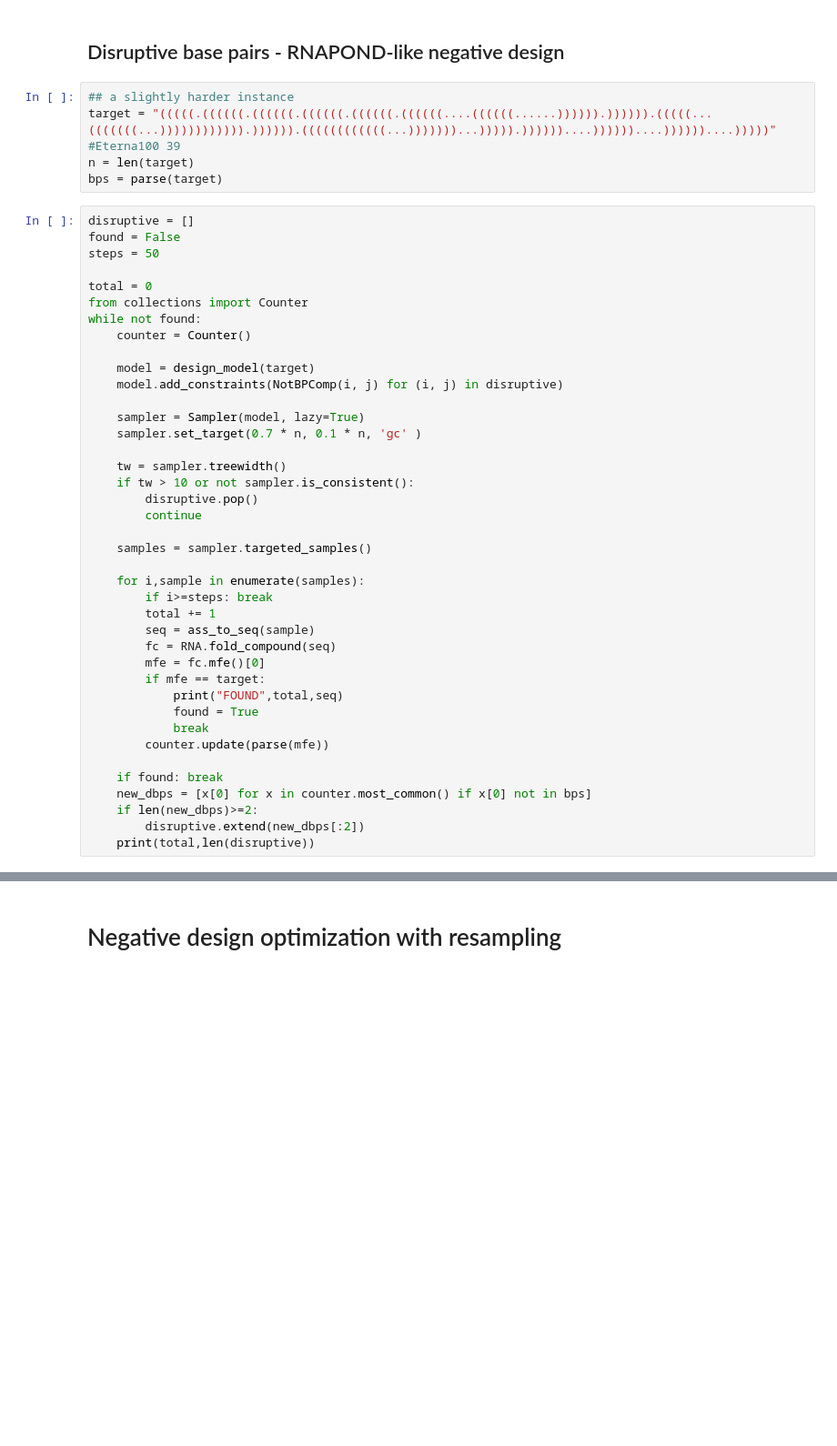
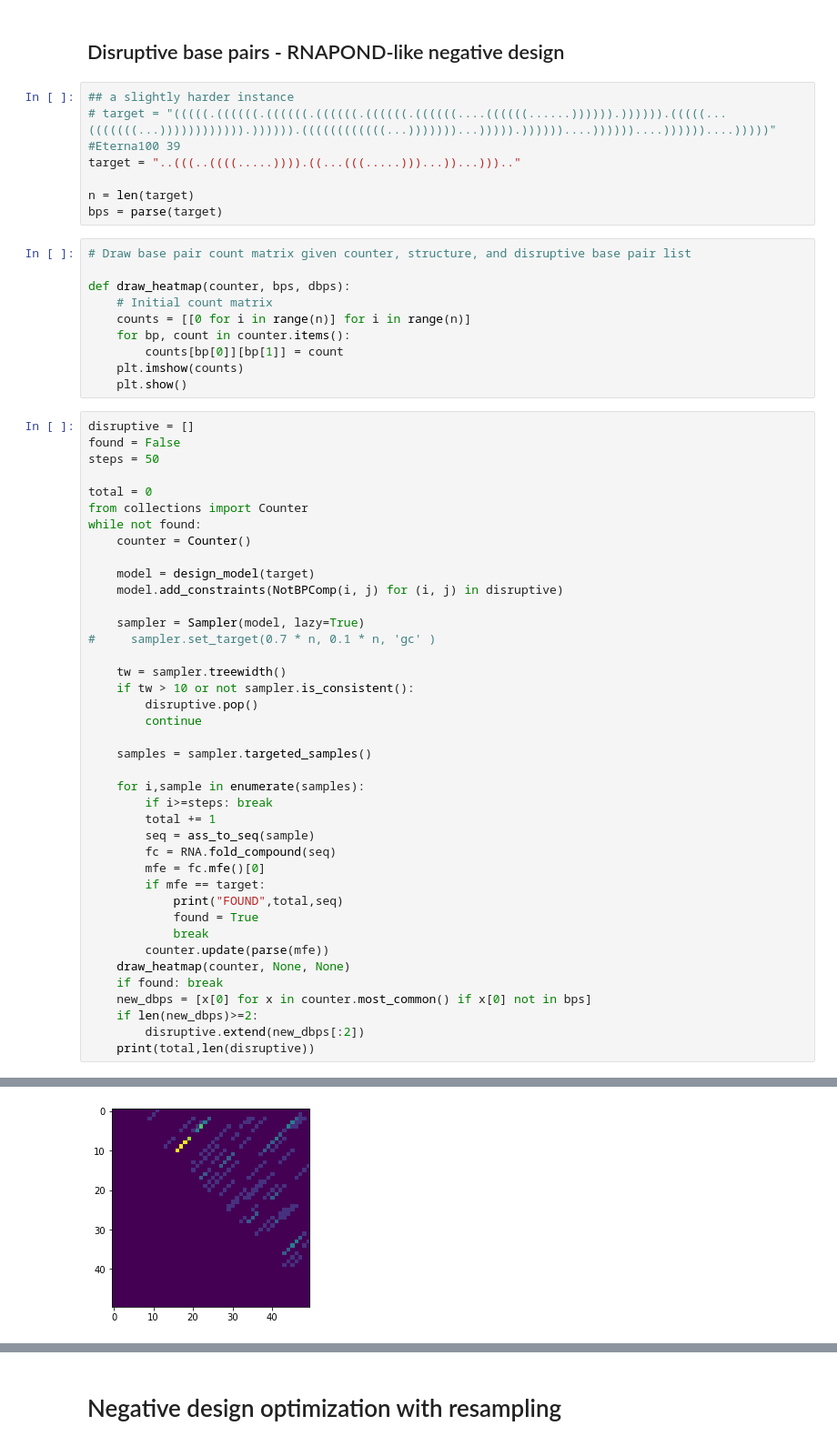
Before and after one commit to s-will/Infrared, a Jupyter notebook: Doc/bookchapter.ipynb, the cells around one changed output, grey strips where cells are left out. Shown at 91% size. Drawn from its saved outputs; the diff is of its cells as text; blank space fills up the shorter version.

Commit message:
Count matrix drawing

```diff
--- a/Doc/bookchapter.ipynb
+++ b/Doc/bookchapter.ipynb
@@ -319,9 +464,21 @@ for i in range(100):
 ## Disruptive base pairs - RNAPOND-like negative design
 # %%
 ## a slightly harder instance
-target = "(((((.((((((.((((((.((((((.((((((.((((((....((((((......)))))).)))))).(((((...(((((((...)))))))))))).)))))).((((((((((((...)))))))...))))).))))))....))))))....))))))....)))))" #Eterna100 39
+# target = "(((((.((((((.((((((.((((((.((((((.((((((....((((((......)))))).)))))).(((((...(((((((...)))))))))))).)))))).((((((((((((...)))))))...))))).))))))....))))))....))))))....)))))" #Eterna100 39
+target = "..(((..((((.....)))).((...(((.....)))...))...))).."
+
 n = len(target)
 bps = parse(target)
+# %%
+# Draw base pair count matrix given counter, structure, and disruptive base pair list
+
+def draw_heatmap(counter, bps, dbps):
+    # Initial count matrix
+    counts = [[0 for i in range(n)] for i in range(n)]
+    for bp, count in counter.items():
+        counts[bp[0]][bp[1]] = count
+    plt.imshow(counts)
+    plt.show()
 # %%
 disruptive = []
 found = False
@@ -336,7 +493,7 @@ while not found:
     model.add_constraints(NotBPComp(i, j) for (i, j) in disruptive)
 
     sampler = Sampler(model, lazy=True)
-    sampler.set_target(0.7 * n, 0.1 * n, 'gc' )
+#     sampler.set_target(0.7 * n, 0.1 * n, 'gc' )
 
     tw = sampler.treewidth()
     if tw > 10 or not sampler.is_consistent():
@@ -356,9 +513,10 @@ while not found:
             found = True
             break
         counter.update(parse(mfe))
-
+    draw_heatmap(counter, None, None)
     if found: break
     new_dbps = [x[0] for x in counter.most_common() if x[0] not in bps]
     if len(new_dbps)>=2:
         disruptive.extend(new_dbps[:2])
     print(total,len(disruptive))
+# %% [output]
@@ -364,0 +532 @@ while not found:
+[figure, added]
```
Also changed, not shown: parts of 19 cells of this notebook.
